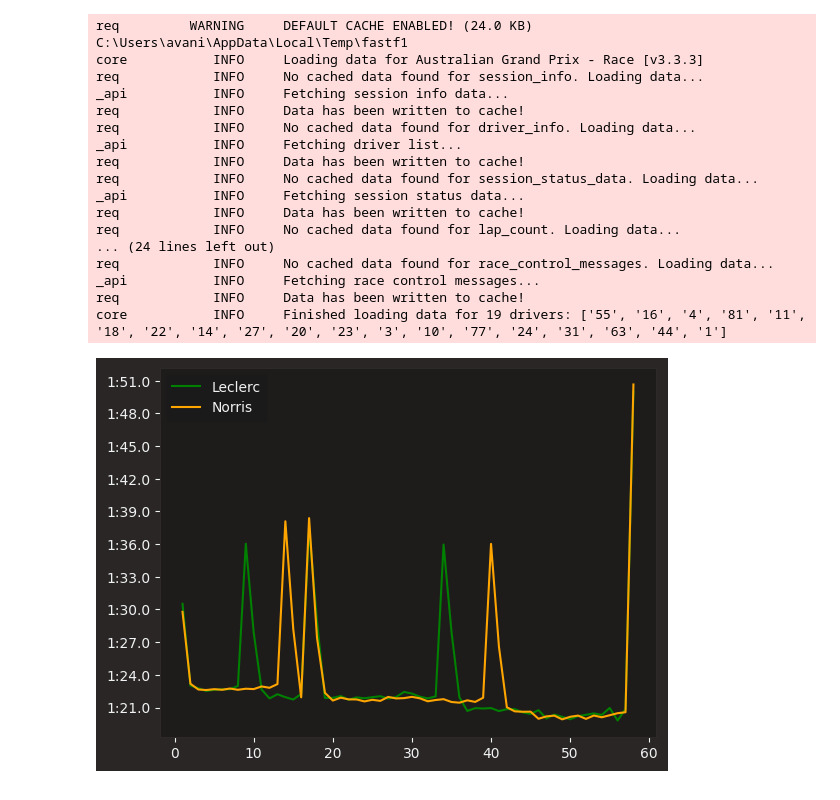
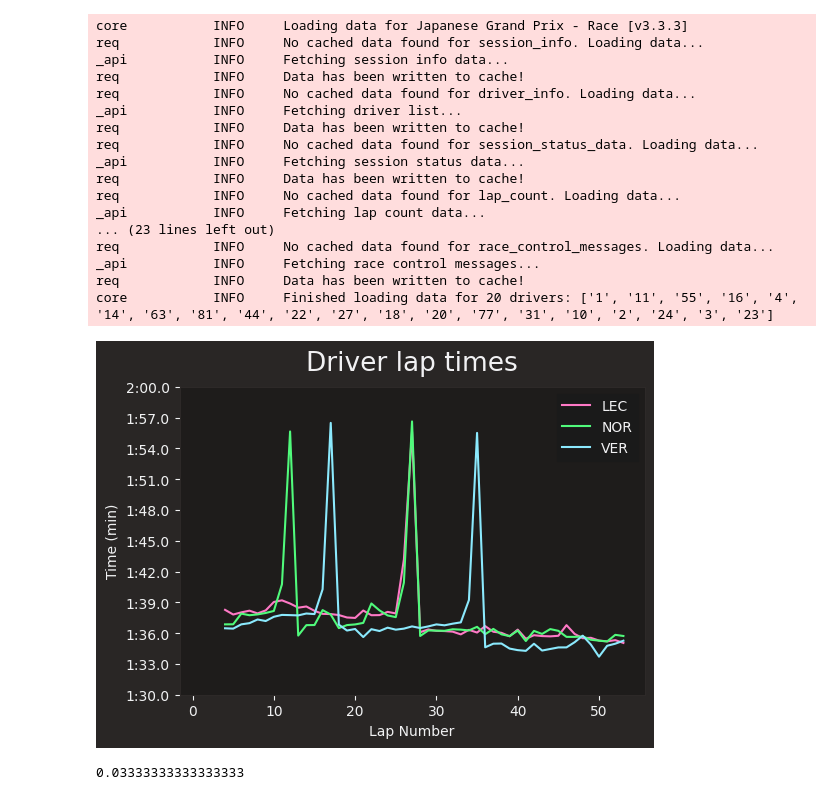
Before and after one commit to avanikala21/f1-analysis, a Jupyter notebook: F1-charts.ipynb, the cells around one changed output. Cells and saved outputs as stored; diff of their text form; code cells hidden in the pictures.

Commit message:
Update multi-driver lap time chart

```diff
--- a/F1-charts.ipynb
+++ b/F1-charts.ipynb
@@ -1,15 +6,13 @@
 # %%
+import fastf1.plotting
 from matplotlib import pyplot as plt
-import fastf1
-import fastf1.plotting
 
 fastf1.plotting.setup_mpl()
 
-session = fastf1.get_session(2024, 'Australia', 'R')
+session = fastf1.get_session(2024, 'Japan', 'R')
 session.load()
 # %% [output]
-req         WARNING     DEFAULT CACHE ENABLED! (24.0 KB) C:\Users\avani\AppData\Local\Temp\fastf1
-core           INFO     Loading data for Australian Grand Prix - Race [v3.3.3]
+core           INFO     Loading data for Japanese Grand Prix - Race [v3.3.3]
 req            INFO     No cached data found for session_info. Loading data...
 _api           INFO     Fetching session info data...
 req            INFO     Data has been written to cache!
@@ -20,8 +23,9 @@ req            INFO     No cached data found for session_status_data. Loading da
 _api           INFO     Fetching session status data...
 req            INFO     Data has been written to cache!
 req            INFO     No cached data found for lap_count. Loading data...
-... (24 lines left out)
+_api           INFO     Fetching lap count data...
+... (23 lines left out)
 req            INFO     No cached data found for race_control_messages. Loading data...
 _api           INFO     Fetching race control messages...
 req            INFO     Data has been written to cache!
-core           INFO     Finished loading data for 19 drivers: ['55', '16', '4', '81', '11', '18', '22', '14', '27', '20', '23', '3', '10', '77', '24', '31', '63', '44', '1']
+core           INFO     Finished loading data for 20 drivers: ['1', '11', '55', '16', '4', '14', '63', '81', '44', '22', '27', '18', '20', '77', '31', '10', '2', '24', '3', '23']
@@ -36,4 +32,21 @@ def driver(name1, name2, color1, color2, label1, label2):
-# %%
-driver('LEC', 'NOR', 'green', 'orange', 'Leclerc', 'Norris')
-# %% [output]
-[figure, removed]
+# %%
+
+def plot_chart(list_of_names):
+    plt.figure(figsize=(6,4))
+    for name in list_of_names:
+        laps = session.laps.pick_driver(name)
+        plt.plot(laps.LapNumber, laps.LapTime, label=name)
+    plt.legend()
+    plt.title('Driver lap times')
+    plt.xlabel('Lap Number')
+    plt.ylabel('Time (min)')
+    plt.ylim([1.5/(24*60),2/(24*60)])
+    plt.show()
+# %%
+plot_chart(['LEC', 'NOR', 'VER'])
+# %% [output]
+[figure, added]
+# %%
+ 2/60
+# %% [output]
+0.03333333333333333
```
Also changed, not shown: parts of 2 cells of this notebook.
